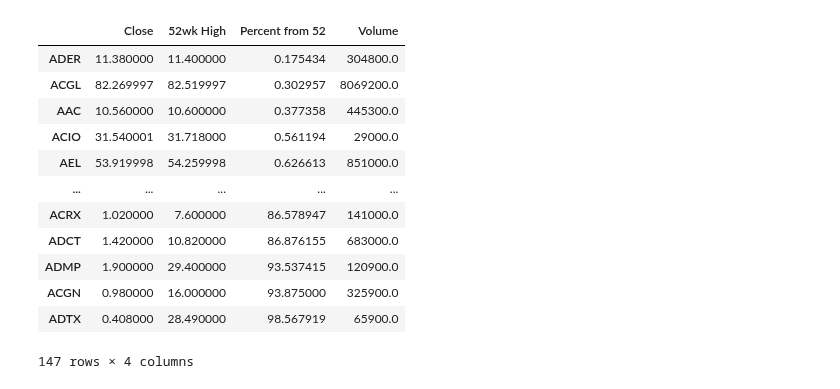
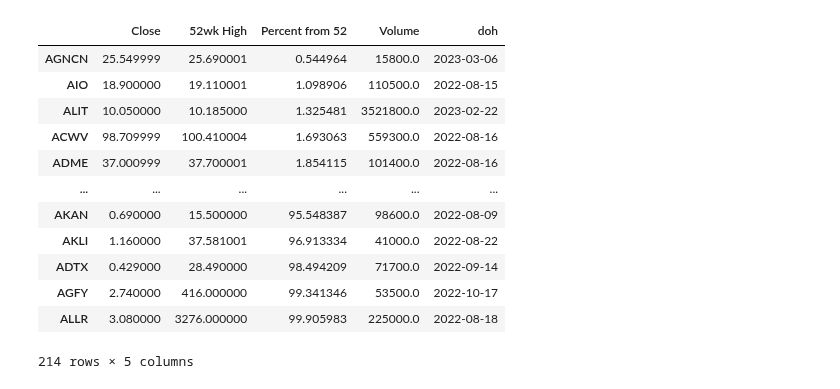
Before and after one commit to Idanq1/Stocks-Strategies, a Jupyter notebook: Scanners/Screener8 52 high.ipynb, the cells around one changed output. Drawn from its saved outputs; the diff is of its cells as text; code cells hidden in the pictures.

```diff
--- a/Scanners/Screener8 52 high.ipynb
+++ b/Scanners/Screener8 52 high.ipynb
@@ -28,13 +29,14 @@ def get_info(tickers_list):
     closes = df['Close'].iloc[-1]
     pct_to_52 = ((highs - closes) / highs) * 100
     volume = df["Volume"].iloc[-1]
+    date_of_high = df['High'].idxmax()
 
-    new_df = pd.DataFrame({'Close': closes, '52wk High': highs, "Percent from 52": pct_to_52, "Volume": volume})
+    new_df = pd.DataFrame({'Close': closes, '52wk High': highs, "Percent from 52": pct_to_52, "Volume": volume, "doh": date_of_high})
 
     return new_df
 # %%
 s = time.time()
-df = get_info(get_all_tickers()[:200])
+df = get_info(get_all_tickers())
 print(time.time() - s)
-df
+cop = df.copy()
 # %% [output]
@@ -59,19 +60,21 @@ df
 # %%
 df = df.dropna(subset=['Close'])
 vol_thresh = 10000
 df = df[df['Volume'] >= vol_thresh]
+time_thresh = datetime.now() - timedelta(days=60)
+df = df[df["doh"] < time_thresh]
 df.sort_values(by='Percent from 52', ascending=True)
 # %% [output]
-|  | Close | 52wk High | Percent from 52 | Volume |
-| ADER | 11.380000 | 11.400000 | 0.175434 | 304800.0 |
-| ACGL | 82.269997 | 82.519997 | 0.302957 | 8069200.0 |
-| AAC | 10.560000 | 10.600000 | 0.377358 | 445300.0 |
-| ACIO | 31.540001 | 31.718000 | 0.561194 | 29000.0 |
-| AEL | 53.919998 | 54.259998 | 0.626613 | 851000.0 |
-| ... | ... | ... | ... | ... |
-| ACRX | 1.020000 | 7.600000 | 86.578947 | 141000.0 |
-| ADCT | 1.420000 | 10.820000 | 86.876155 | 683000.0 |
-| ADMP | 1.900000 | 29.400000 | 93.537415 | 120900.0 |
-| ACGN | 0.980000 | 16.000000 | 93.875000 | 325900.0 |
-| ADTX | 0.408000 | 28.490000 | 98.567919 | 65900.0 |
+|  | Close | 52wk High | Percent from 52 | Volume | doh |
+| AGNCN | 25.549999 | 25.690001 | 0.544964 | 15800.0 | 2023-03-06 |
+| AIO | 18.900000 | 19.110001 | 1.098906 | 110500.0 | 2022-08-15 |
+| ALIT | 10.050000 | 10.185000 | 1.325481 | 3521800.0 | 2023-02-22 |
+| ACWV | 98.709999 | 100.410004 | 1.693063 | 559300.0 | 2022-08-16 |
+| ADME | 37.000999 | 37.700001 | 1.854115 | 101400.0 | 2022-08-16 |
+| ... | ... | ... | ... | ... | ... |
+| AKAN | 0.690000 | 15.500000 | 95.548387 | 98600.0 | 2022-08-09 |
+| AKLI | 1.160000 | 37.581001 | 96.913334 | 41000.0 | 2022-08-22 |
+| ADTX | 0.429000 | 28.490000 | 98.494209 | 71700.0 | 2022-09-14 |
+| AGFY | 2.740000 | 416.000000 | 99.341346 | 53500.0 | 2022-10-17 |
+| ALLR | 3.080000 | 3276.000000 | 99.905983 | 225000.0 | 2022-08-18 |
-147 rows × 4 columns
+214 rows × 5 columns
```
Also changed, not shown: parts of 9 cells of this notebook.
